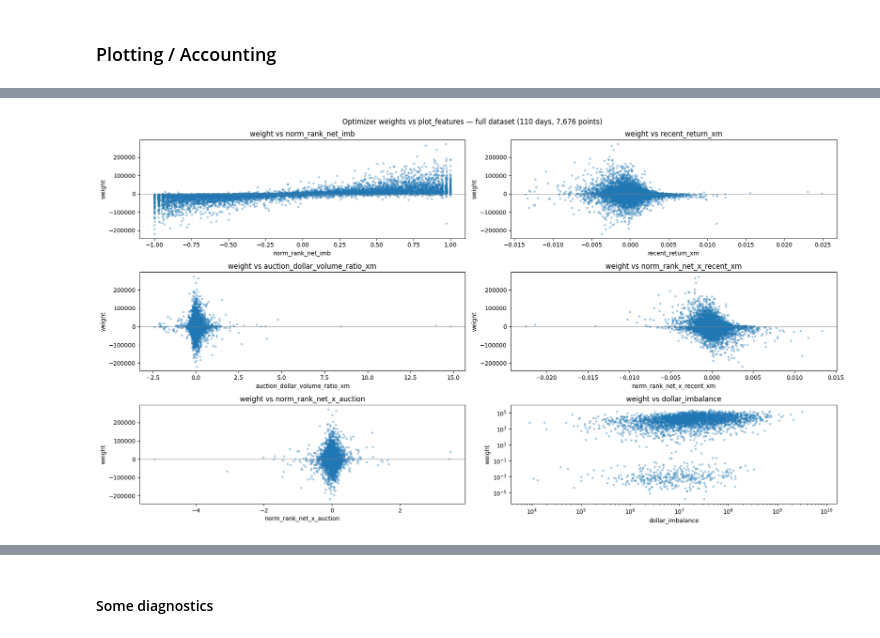
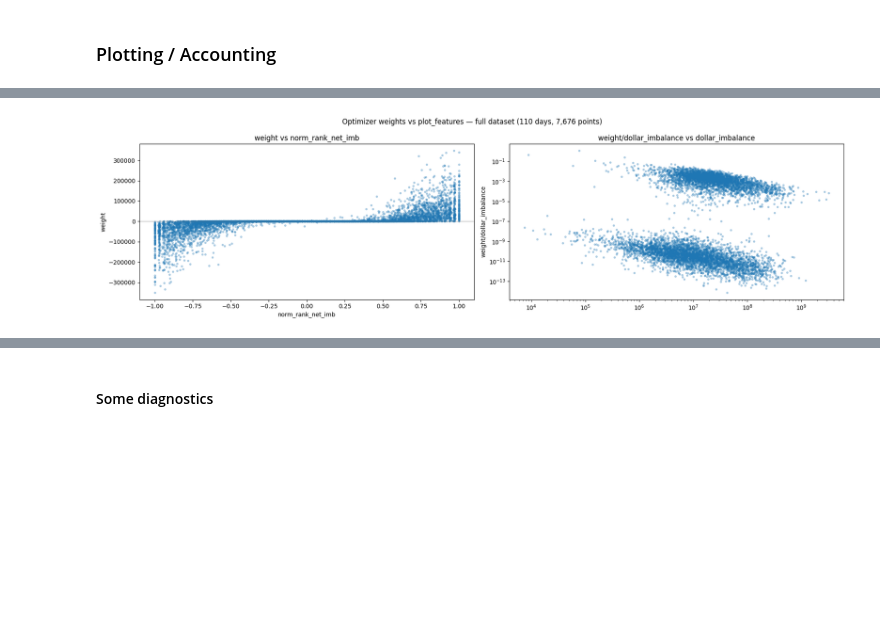
Before and after one commit to MichaelCusackNelkin/Summer_Research_2026, a Jupyter notebook: optimizer/optimal_portfolio.ipynb, the cells around one changed output, grey strips where cells are left out. Saved outputs shown, nothing was run; the diff lists cells and outputs as text; code cells hidden in the pictures; blank space fills up the shorter version.

Commit message:
trying new forecasts, capital limits, and imbalance participation limits.

```diff
--- a/optimizer/optimal_portfolio.ipynb
+++ b/optimizer/optimal_portfolio.ipynb
@@ -378,10 +394,6 @@ import joblib
 loaded_model = joblib.load("../forecast/forecast_pipe.joblib")
 features = [
         "norm_rank_net_imb",
-        "recent_return_xm",
-        "auction_dollar_volume_ratio_xm",
-        "norm_rank_net_x_recent_xm",
-        "norm_rank_net_x_auction",
     ]
 # --- Now using returns units versions with sample volatilities over training window---
 L        = np.load("../covariance/loadings_return.npy")          # was loadings.npy
@@ -406,17 +418,18 @@ import warnings
 
 N_JOBS = max(1, os.cpu_count() - 2)
 COMMISSION_PER_SHARE = 0.0035
-LAMBDA = 5e-5                            # Risk aversion per dollar, ~OOM of 1 / (intended capital).
-DAILY_DOLLAR_VOL_CAP = 5e3
-IMPACT_GAMMA = 0.5                       # square-root impact coefficient: I = gamma*sqrt(Q$/ADV$), gamma ~ O(0..1)
+LAMBDA = 1e-5                            # Risk aversion per dollar, ~OOM of 1 / (intended capital).
+DAILY_DOLLAR_VOL_CAP = 15_000
+IMPACT_GAMMA = 0.15                       # square-root impact coefficient: I = gamma*sqrt(Q$/ADV$), gamma ~ O(0..1)
+MAX_DOLLAR_GMV = 1_530_000
 
-def _solve_chunk(symbols, Sigma_r, Sigma_f, Loadings, eps_diag, lam, gam, vol_cap, day_records):
+def _solve_chunk(symbols, Sigma_r, Sigma_f, Loadings, eps_diag, lam, gam, vol_cap, max_gmv, day_records):
     """One worker: compile the QP once, then warm-start through its chunk of days."""
     warnings.filterwarnings("ignore", message="Solution may be inaccurate")
     opt = Optimizer(symbols)
     opt.set_problem(Sigma_r=Sigma_r, Sigma_f=Sigma_f, Loadings=Loadings,
-                    eps_diag=eps_diag, lam=lam, gam=gam, vol_cap=vol_cap)        # compile once per worker, not per day
-    return [(date, opt.solve(alpha, cost, impact_coeff)) for date, alpha, cost, impact_coeff in day_records]
+                    eps_diag=eps_diag, lam=lam, gam=gam, vol_cap=vol_cap, max_gmv=max_gmv)        # compile once per worker, not per day
+    return [(date, opt.solve(alpha, cost, impact_coeff, imbalance_caps)) for date, alpha, cost, impact_coeff, imbalance_caps in day_records]
 
 def _split_contiguous(items, n):
     """Contiguous chunks so adjacent days share a worker -> warm_start actually helps."""
@@ -427,14 +440,14 @@ def _split_contiguous(items, n):
 # only small 1-D arrays; cov_matrix is auto-memmapped by loky and shared read-only.
 all_dates = test_data["date"].unique().sort().to_list()
 day_records = [
-    (d, f_model.get_alpha(day), c_model.get_cost(day, COMMISSION_PER_SHARE), i_model.get_impact_coeff(day))
+    (d, f_model.get_alpha(day), c_model.get_cost(day, COMMISSION_PER_SHARE), i_model.get_impact_coeff(day), i_model.get_imbalance_caps(day))
     for d in all_dates
     for day in [test_data.filter(pl.col("date") == d)]
 ]
 
 chunks = [c for c in _split_contiguous(day_records, N_JOBS) if c]
 chunk_results = Parallel(n_jobs=N_JOBS, backend="loky")(
-    delayed(_solve_chunk)(ACTIVE_SET, SIGMA_R, SIGMA_F, L, EPS_DIAG, LAMBDA, IMPACT_GAMMA, DAILY_DOLLAR_VOL_CAP, chunk) for chunk in chunks
+    delayed(_solve_chunk)(ACTIVE_SET, SIGMA_R, SIGMA_F, L, EPS_DIAG, LAMBDA, IMPACT_GAMMA, DAILY_DOLLAR_VOL_CAP, MAX_DOLLAR_GMV, chunk) for chunk in chunks
 )
 
 weights = {d: dict(zip(ACTIVE_SET, ws)) for chunk in chunk_results for d, ws in chunk}
@@ -465,37 +478,47 @@ plt.show()
 # %%
 # Scatter weights vs day features over the FULL dataset (all dates pooled)
 # Flatten {date: {symbol: w}} -> long frame, then join each day's features from `data`.
 w_long = pl.DataFrame(
     {
         "date": [d for d in weights for _ in weights[d]],
         "symbol": [s for d in weights for s in weights[d]],
         "weight": [wv for d in weights for wv in weights[d].values()],
     }
 ).with_columns(pl.col("symbol").cast(pl.Categorical))
 
 plot_df = test_data.join(w_long, on=["date", "symbol"], how="inner")
 
 weights_arr = plot_df["weight"].to_numpy()
 log_x = {"dollar_imbalance", "ADV"}   # positive, span orders of magnitude; signed ratio stays linear
 plot_features = features + ["dollar_imbalance"]
 
-fig, axes = plt.subplots(3, 2, figsize=(18, 10))
+fig, axes = plt.subplots(int(len(plot_features)/2), 2, figsize=(18, 5))
 for ax, feat in zip(axes.flat, plot_features):
     x = plot_df[feat].to_numpy()
-    ax.scatter(x, weights_arr, alpha=0.3, s=8)
-    ax.axhline(0, color="grey", lw=0.5)
+    if feat == "dollar_imbalance":
+        lower = np.quantile(x, 0)
+        upper = np.quantile(x, 1)
+        q_mask = (x>lower) & (x<upper)
+        ax.scatter(x[q_mask],
+                    np.abs(weights_arr[q_mask]) / x[q_mask],
+                    alpha=0.3, s=8)
+        ax.set_ylabel("weight/dollar_imbalance")
+        ax.set_title(f"weight/dollar_imbalance vs {feat}")
+    else:
+        ax.scatter(x, weights_arr, alpha=0.3, s=8)
+        ax.axhline(0, color="grey", lw=0.5)
+        ax.set_xlabel(feat)
+        ax.set_ylabel("weight")
+        ax.set_title(f"weight vs {feat}")
     if feat in log_x:
         ax.set_xscale("log")
         ax.set_yscale("log")
-    ax.set_xlabel(feat)
-    ax.set_ylabel("weight")
-    ax.set_title(f"weight vs {feat}")
 
 fig.suptitle(f"Optimizer weights vs plot_features — full dataset ({len(weights)} days, {len(plot_df):,} points)")
 fig.tight_layout()
 plt.show()
 # %% [output]
-[figure, old version]
+[figure, new version]
 # %%
 # Per-ticker scatters over the FULL dataset: Sharpe vs ADV, and mean GMV vs ADV.
 # Rebuilds per-name daily net PnL with the SAME cost model as the PnL cell below,
```
Also changed, not shown: parts of 14 cells of this notebook, 7 other files.
